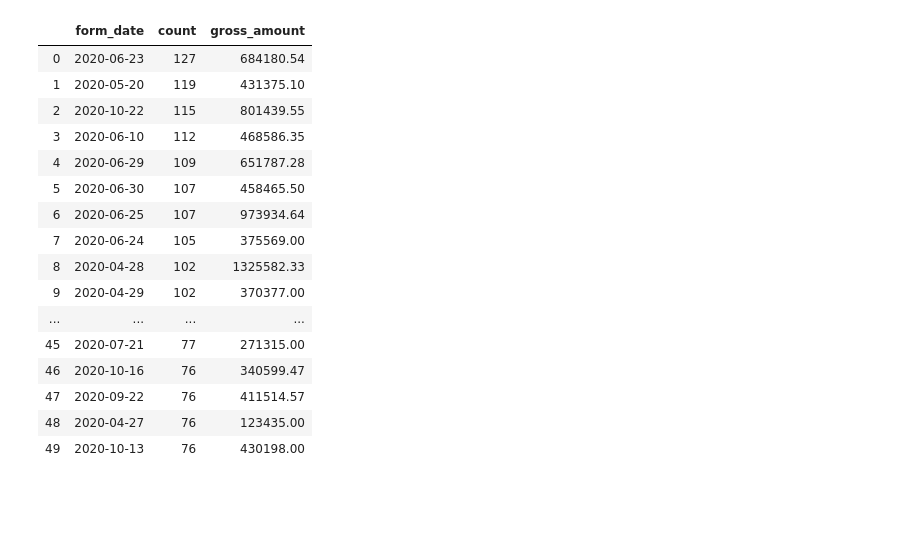
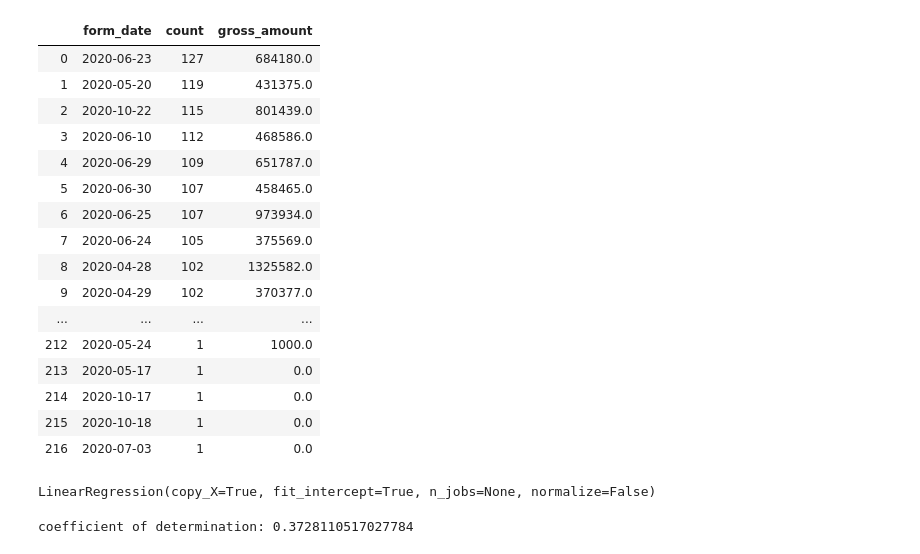
Before and after one commit to ajcoates/work_files, a Jupyter notebook: projection_widget.ipynb, the cells around one changed output. Saved outputs shown, nothing was run; the diff lists cells and outputs as text; code cells hidden in the pictures; blank space fills up the shorter version.

Commit message:
adding training of model and test prediction

```diff
--- a/projection_widget.ipynb
+++ b/projection_widget.ipynb
@@ -3,6 +3,7 @@ import pandas as pd
 import numpy as np
 from sklearn.linear_model import LinearRegression
 data = pd.read_csv('102320_duplicates.csv')
+pd.set_option('display.max_rows', None)
 # %%
 # Sets Form Date to datetime format; "Can only use .dt accessor
 # with datetimelike values" (that's why form_date needs to be converted
@@ -20,7 +21,10 @@ count.reset_index(inplace=True)
 # Renames "0" column
 count = count.rename(columns = {0: "count"})
 
-count
+count['count'] = count['count'].fillna(0)
+
+
+count.head()
 # %% [output]
 |  | form_date | count |
 | 0 | 2020-06-23 | 127 |
@@ -42,7 +39,11 @@ rev = data[data['stage'] == 'Closed - Won'].groupby('form_date')['gross_amount']
 rev = pd.DataFrame(data = rev)
 # resets index
 rev.reset_index(inplace = True)
+# casts gross_amount to int64
+rev['gross_amount'] = rev['gross_amount'].astype(np.int64)
+# fills nans
+rev['gross_amount'] = rev['gross_amount'].fillna(0)
 
-rev
+rev.head()
 # %% [output]
 |  | form_date | gross_amount |
@@ -61,24 +55,27 @@ rev
 # %%
+# Redefine count and rev for clarity
 left = count
 right = rev
+# Joining count and rev on form_date
+df = left.merge(right, on='form_date', how='left')
 
-df = left.merge(right, on='form_date', how='left')
-df.head(50)
+df['gross_amount'] = df['gross_amount'].fillna(0)
+df
 # %% [output]
 |  | form_date | count | gross_amount |
-| 0 | 2020-06-23 | 127 | 684180.54 |
-| 1 | 2020-05-20 | 119 | 431375.10 |
-| 2 | 2020-10-22 | 115 | 801439.55 |
-| 3 | 2020-06-10 | 112 | 468586.35 |
-| 4 | 2020-06-29 | 109 | 651787.28 |
-| 5 | 2020-06-30 | 107 | 458465.50 |
-| 6 | 2020-06-25 | 107 | 973934.64 |
-| 7 | 2020-06-24 | 105 | 375569.00 |
-| 8 | 2020-04-28 | 102 | 1325582.33 |
-| 9 | 2020-04-29 | 102 | 370377.00 |
+| 0 | 2020-06-23 | 127 | 684180.0 |
+| 1 | 2020-05-20 | 119 | 431375.0 |
+| 2 | 2020-10-22 | 115 | 801439.0 |
+| 3 | 2020-06-10 | 112 | 468586.0 |
+| 4 | 2020-06-29 | 109 | 651787.0 |
+| 5 | 2020-06-30 | 107 | 458465.0 |
+| 6 | 2020-06-25 | 107 | 973934.0 |
+| 7 | 2020-06-24 | 105 | 375569.0 |
+| 8 | 2020-04-28 | 102 | 1325582.0 |
+| 9 | 2020-04-29 | 102 | 370377.0 |
 | ... | ... | ... | ... |
-| 45 | 2020-07-21 | 77 | 271315.00 |
-| 46 | 2020-10-16 | 76 | 340599.47 |
-| 47 | 2020-09-22 | 76 | 411514.57 |
-| 48 | 2020-04-27 | 76 | 123435.00 |
-| 49 | 2020-10-13 | 76 | 430198.00 |
+| 212 | 2020-05-24 | 1 | 1000.0 |
+| 213 | 2020-05-17 | 1 | 0.0 |
+| 214 | 2020-10-17 | 1 | 0.0 |
+| 215 | 2020-10-18 | 1 | 0.0 |
+| 216 | 2020-07-03 | 1 | 0.0 |
@@ -84,0 +87,4 @@ df.head(50)
+# %%
+model.fit(x, y)
+# %% [output]
+LinearRegression(copy_X=True, fit_intercept=True, n_jobs=None, normalize=False)
@@ -84,0 +93,5 @@ df.head(50)
+# %%
+r_sq = model.score(x, y)
+print('coefficient of determination:', r_sq)
+# %% [output]
+coefficient of determination: 0.3728110517027784
```
Also changed, not shown: parts of 10 cells of this notebook.
